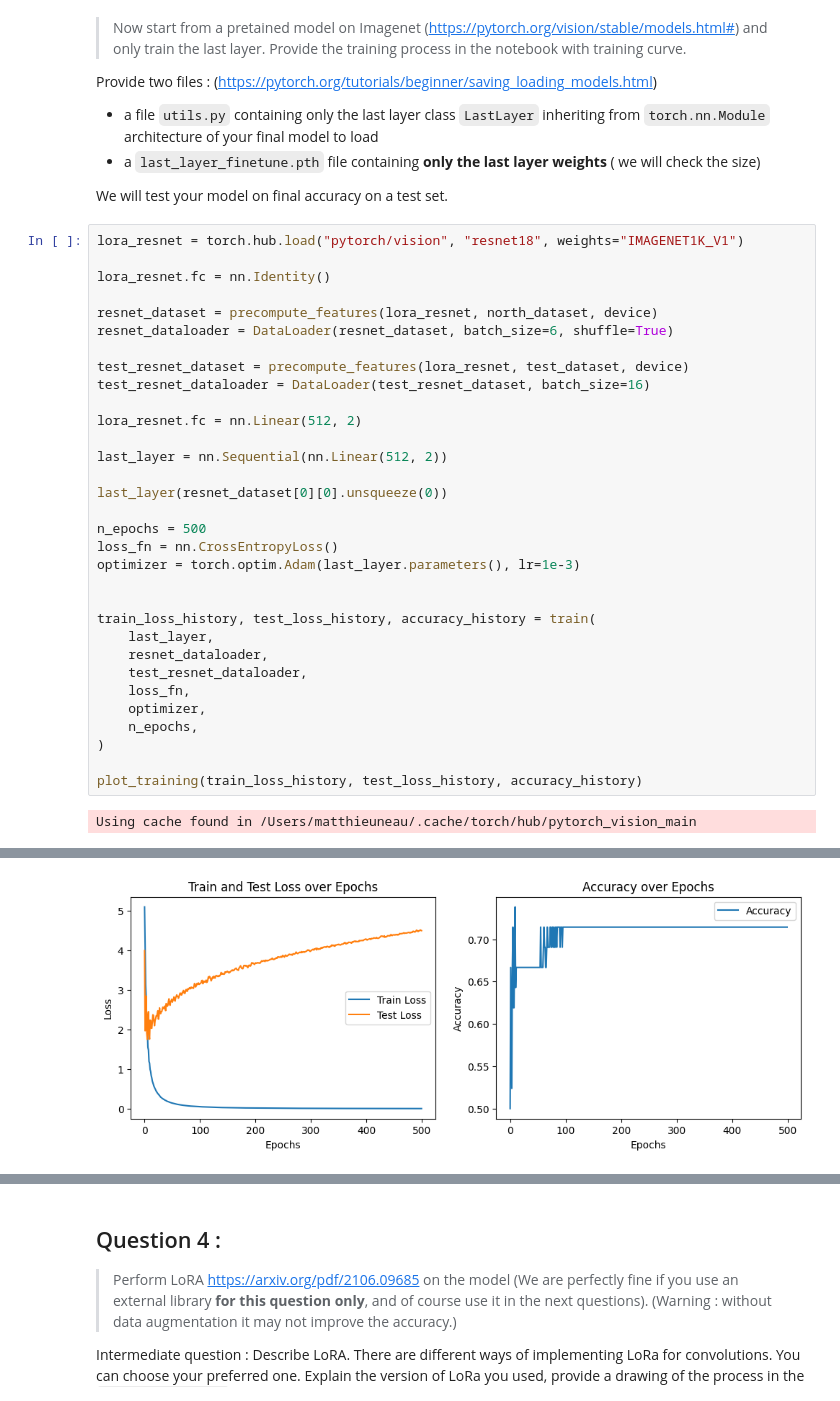
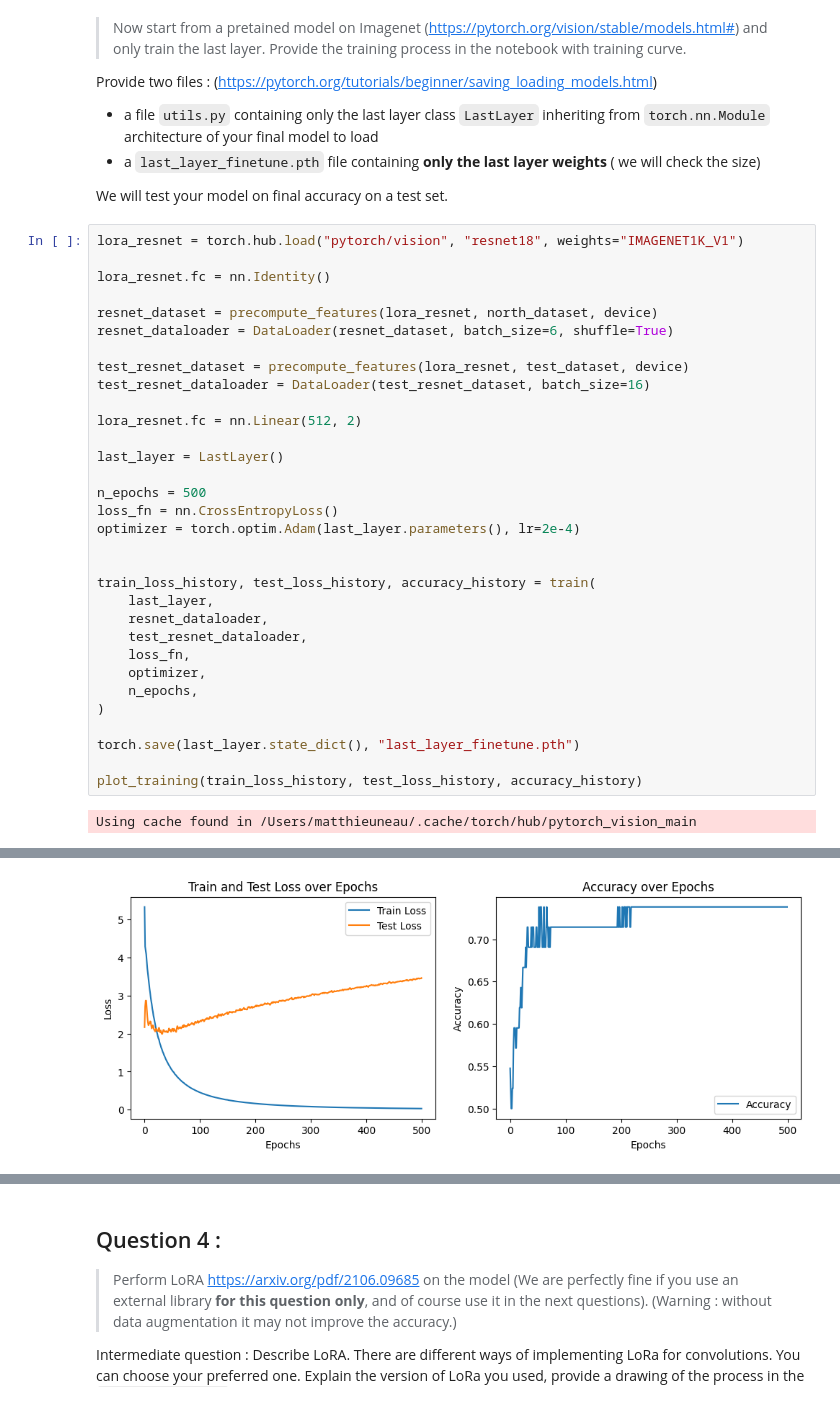
Before and after one commit to matthieuneau/deep-learning-practice, a Jupyter notebook: TP4.ipynb, the cells around one changed output, grey strips where cells are left out. Cells and saved outputs as stored; diff of their text form.

```diff
--- a/TP4.ipynb
+++ b/TP4.ipynb
@@ -172,13 +154,11 @@ test_resnet_dataloader = DataLoader(test_resnet_dataset, batch_size=16)
 
 lora_resnet.fc = nn.Linear(512, 2)
 
-last_layer = nn.Sequential(nn.Linear(512, 2))
-
-last_layer(resnet_dataset[0][0].unsqueeze(0))
+last_layer = LastLayer()
 
 n_epochs = 500
 loss_fn = nn.CrossEntropyLoss()
-optimizer = torch.optim.Adam(last_layer.parameters(), lr=1e-3)
+optimizer = torch.optim.Adam(last_layer.parameters(), lr=2e-4)
 
 
 train_loss_history, test_loss_history, accuracy_history = train(
@@ -190,6 +170,8 @@ train_loss_history, test_loss_history, accuracy_history = train(
     n_epochs,
 )
 
+torch.save(last_layer.state_dict(), "last_layer_finetune.pth")
+
 plot_training(train_loss_history, test_loss_history, accuracy_history)
 # %% [output]
 Using cache found in /Users/matthieuneau/.cache/torch/hub/pytorch_vision_main
@@ -201 +183 @@ Epoch 401, train loss: 0.0043, test loss: 4.2659, accuracy: 0.7143
-[figure, old version]
+[figure, new version]
```
Also changed, not shown: parts of 10 cells of this notebook, 1 other file.
